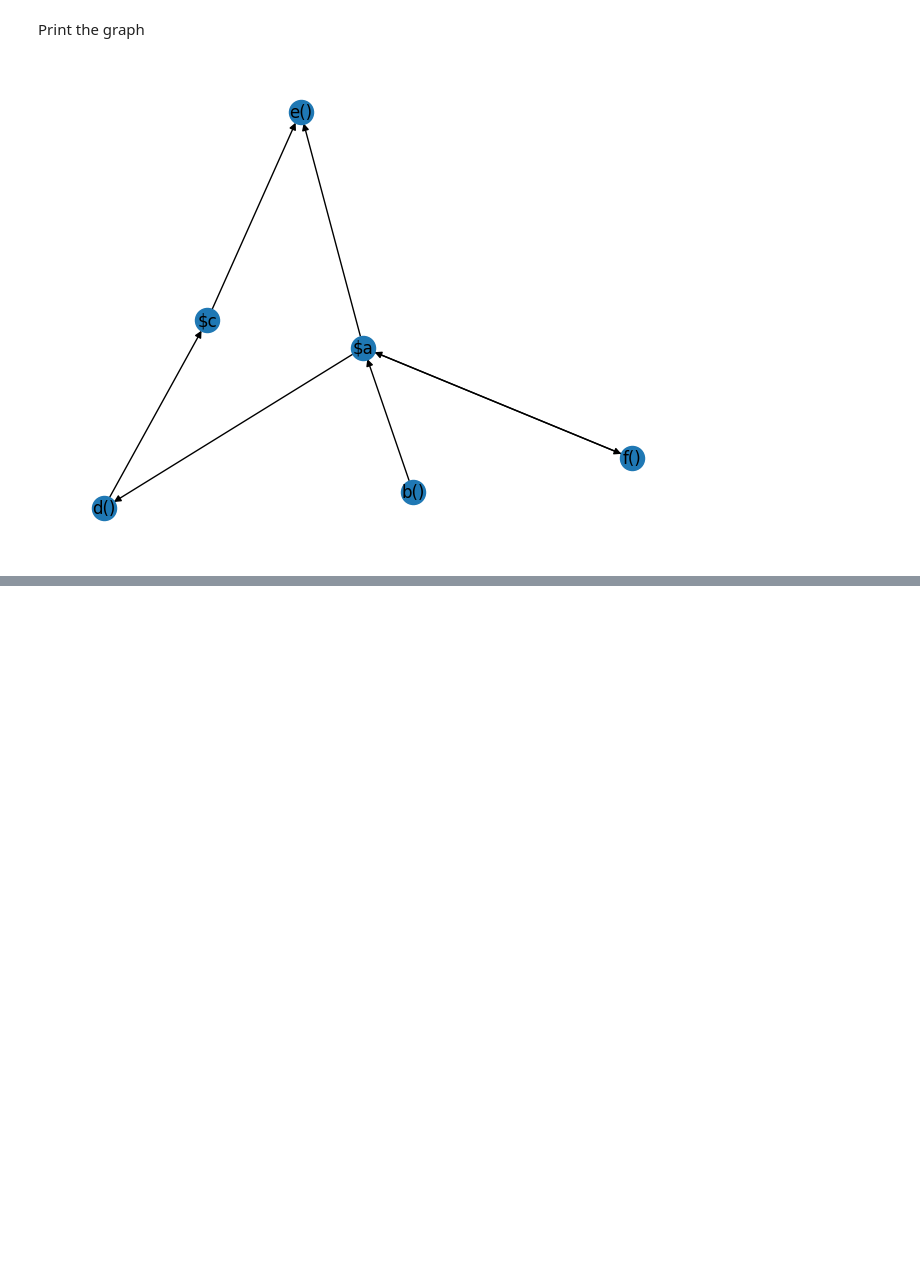
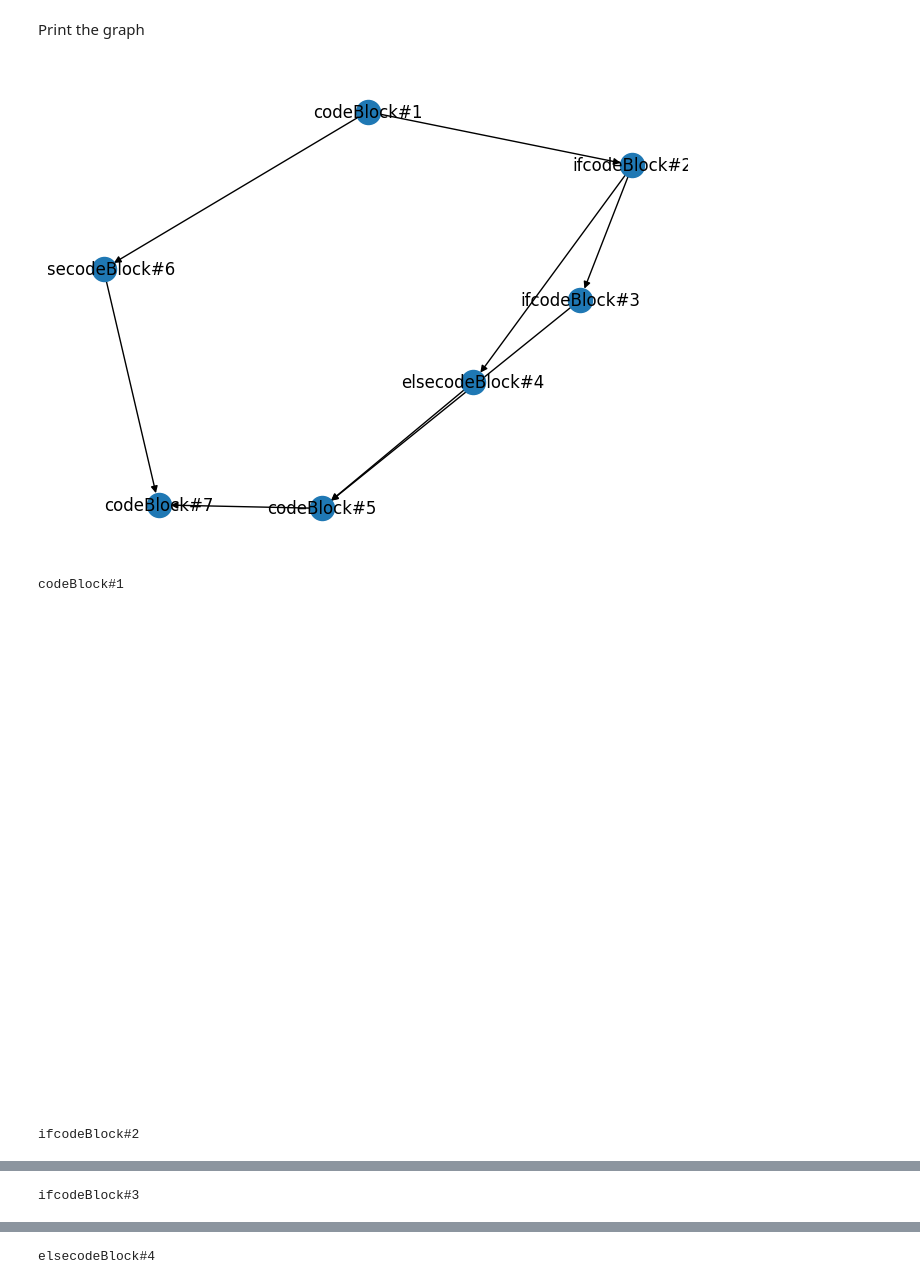
Before and after one commit to genlike/ssoft2022, a Jupyter notebook: testing.ipynb, the cells around one changed output, grey strips where cells are left out. Drawn from its saved outputs; the diff is of its cells as text; code cells hidden in the pictures; blank space fills up the shorter version.

```diff
--- a/testing.ipynb
+++ b/testing.ipynb
@@ -227,10 +227,11 @@ print(parsed_ast)
 # %% [markdown]
 Recusively create a graph based on the program
 # %%
-class ASTgraph:
-    def __init__(self):
+class CustomGraph:
+    def __init__(self, name):
         self.nodes = []
         self.edges = []
+        self.name = name
 
     def add_node(self,node):
         self.nodes.append(node)
@@ -264,5 +265,13 @@ class ASTgraph:
             if pair[0] == node:
                 successors.append(pair[1])
         return successors
+
+    def add_edges_from(self, edges):
+        for edge in edges:
+            if edge not in self.edges:
+                self.edges.append(edge)
+
+    def __repr__(self):
+        return f"{self.name}"
 # %%
 ##Test graph
@@ -331,9 +362,23 @@ create_graph(parsed_ast, graph)
 Print the graph
 # %%
 # Use NetworkX's draw() function to draw the graph
-nx.draw(graph, with_labels=True)
+debugGraph = nx.DiGraph()
+debugGraph.add_edges_from(programGraph.edges)
+nx.draw(debugGraph, with_labels=True)
+plt.show()
+for nodeGraph in programGraph.nodes:
+    print(nodeGraph)
+    debugGraph = nx.DiGraph()
+    debugGraph.add_edges_from(nodeGraph.edges)
+    nx.draw(debugGraph, with_labels=True)
+    plt.show()
+
 
 # Display the graph
-plt.show()
+
+print(programGraph.nodes)
 # %% [output]
-[figure, old version]
+[figure, new version]
+codeBlock#1
+[figure, added]
+ifcodeBlock#2
@@ -339,0 +386 @@ plt.show()
+ifcodeBlock#3
@@ -339,0 +388 @@ plt.show()
+elsecodeBlock#4
```
Also changed, not shown: parts of 7 cells of this notebook.
